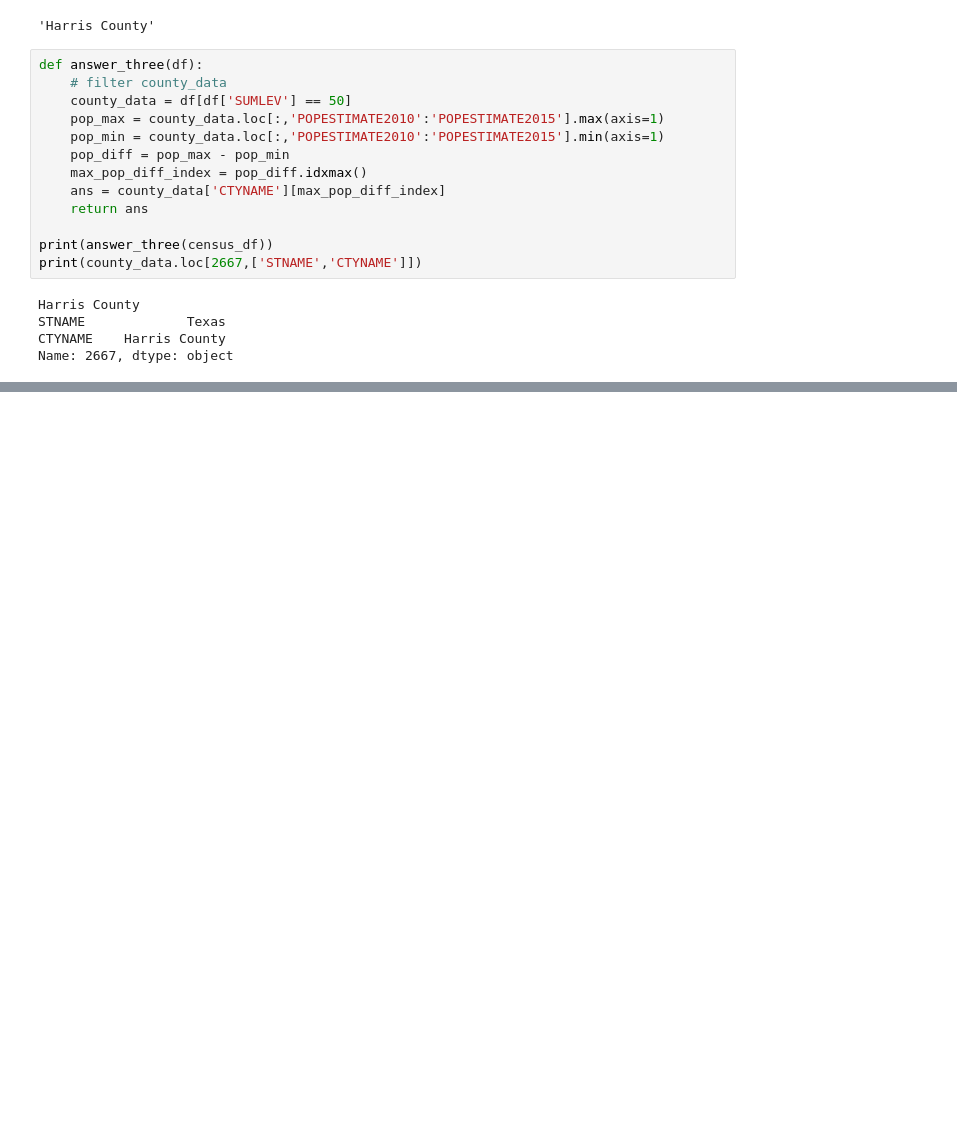
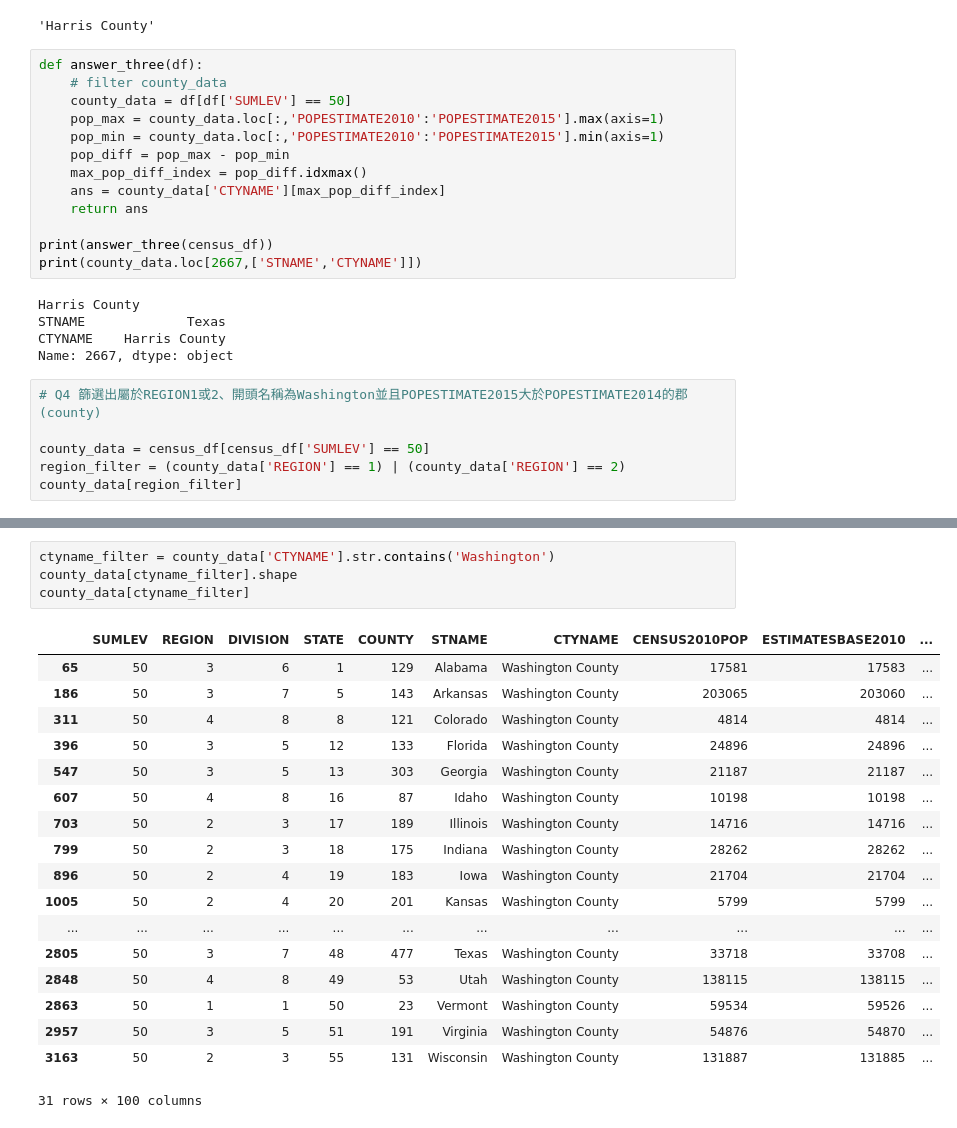
Before and after one commit to jelink27/Data_analytics_project, a Jupyter notebook: american_population_2010_2015/美國人口普查(2010-2015).ipynb, the cells around one changed output, grey strips where cells are left out. Cells and saved outputs as stored; diff of their text form; blank space fills up the shorter version.

```diff
--- a/american_population_2010_2015/美國人口普查(2010-2015).ipynb
+++ b/american_population_2010_2015/美國人口普查(2010-2015).ipynb
@@ -227,3 +227,9 @@ Harris County
 STNAME             Texas
 CTYNAME    Harris County
 Name: 2667, dtype: object
+# %%
+# Q4 篩選出屬於REGION1或2、開頭名稱為Washington並且POPESTIMATE2015大於POPESTIMATE2014的郡(county)
+
+county_data = census_df[census_df['SUMLEV'] == 50]
+region_filter = (county_data['REGION'] == 1) | (county_data['REGION'] == 2)
+county_data[region_filter]
@@ -229,0 +250,23 @@ Name: 2667, dtype: object
+# %%
+ctyname_filter = county_data['CTYNAME'].str.contains('Washington')
+county_data[ctyname_filter].shape
+county_data[ctyname_filter]
+# %% [output]
+|  | SUMLEV | REGION | DIVISION | STATE | COUNTY | STNAME | CTYNAME | CENSUS2010POP | ESTIMATESBASE2010 | ... |
+| 65 | 50 | 3 | 6 | 1 | 129 | Alabama | Washington County | 17581 | 17583 | ... |
+| 186 | 50 | 3 | 7 | 5 | 143 | Arkansas | Washington County | 203065 | 203060 | ... |
+| 311 | 50 | 4 | 8 | 8 | 121 | Colorado | Washington County | 4814 | 4814 | ... |
+| 396 | 50 | 3 | 5 | 12 | 133 | Florida | Washington County | 24896 | 24896 | ... |
+| 547 | 50 | 3 | 5 | 13 | 303 | Georgia | Washington County | 21187 | 21187 | ... |
+| 607 | 50 | 4 | 8 | 16 | 87 | Idaho | Washington County | 10198 | 10198 | ... |
+| 703 | 50 | 2 | 3 | 17 | 189 | Illinois | Washington County | 14716 | 14716 | ... |
+| 799 | 50 | 2 | 3 | 18 | 175 | Indiana | Washington County | 28262 | 28262 | ... |
+| 896 | 50 | 2 | 4 | 19 | 183 | Iowa | Washington County | 21704 | 21704 | ... |
+| 1005 | 50 | 2 | 4 | 20 | 201 | Kansas | Washington County | 5799 | 5799 | ... |
+| ... | ... | ... | ... | ... | ... | ... | ... | ... | ... | ... |
+| 2805 | 50 | 3 | 7 | 48 | 477 | Texas | Washington County | 33718 | 33708 | ... |
+| 2848 | 50 | 4 | 8 | 49 | 53 | Utah | Washington County | 138115 | 138115 | ... |
+| 2863 | 50 | 1 | 1 | 50 | 23 | Vermont | Washington County | 59534 | 59526 | ... |
+| 2957 | 50 | 3 | 5 | 51 | 191 | Virginia | Washington County | 54876 | 54870 | ... |
+| 3163 | 50 | 2 | 3 | 55 | 131 | Wisconsin | Washington County | 131887 | 131885 | ... |
+31 rows × 100 columns
```
Also changed, not shown: parts of 4 cells of this notebook.
